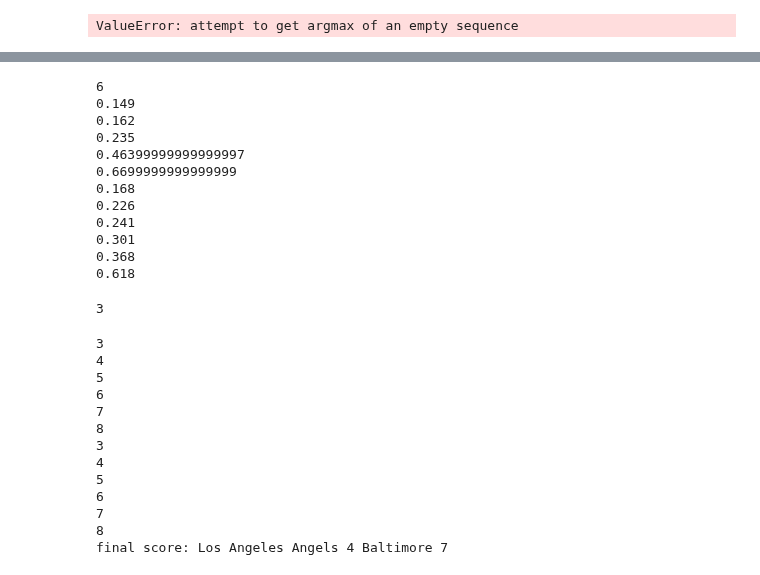
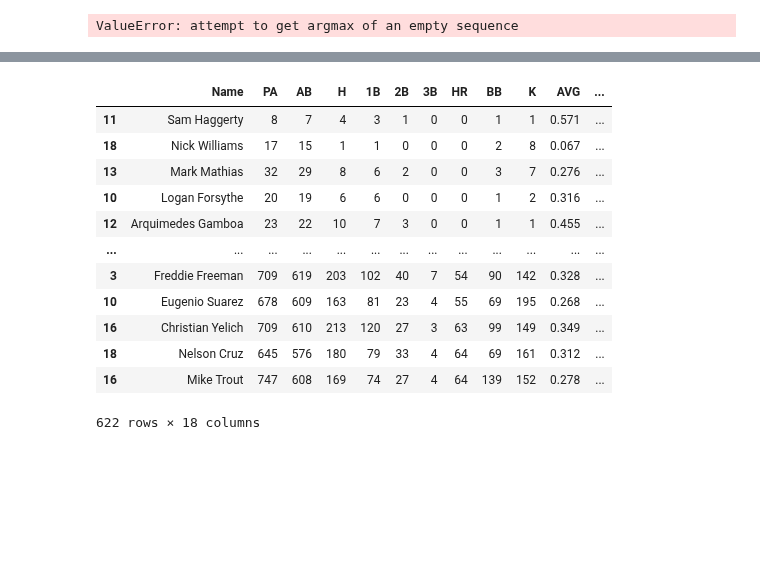
Before and after one commit to jmaloon1/Baseball-Simulator, a Jupyter notebook: Baseball Simulator.ipynb, the cells around one changed output, grey strips where cells are left out. Drawn from its saved outputs; the diff is of its cells as text; code cells hidden in the pictures; blank space fills up the shorter version.

```diff
--- a/Baseball Simulator.ipynb
+++ b/Baseball Simulator.ipynb
@@ -2279,49 +2226,30 @@ print(team_dict_df['Houston'].rotation[0].so_R)
-# %%
-print(team_dict_df['Houston'].lineup[0].singles_L)
-print(team_dict_df['Houston'].lineup[0].doubles_L)
-print(team_dict_df['Houston'].lineup[0].triples_L)
-print(team_dict_df['Houston'].lineup[0].home_runs_L)
-print(team_dict_df['Houston'].lineup[0].walks_L)
-print(team_dict_df['Houston'].lineup[0].so_L)
-
-print(team_dict_df['Los Angeles Angels'].lineup[2].singles_R)
-print(team_dict_df['Los Angeles Angels'].lineup[2].doubles_R)
-print(team_dict_df['Los Angeles Angels'].lineup[2].triples_R)
-print(team_dict_df['Los Angeles Angels'].lineup[2].home_runs_R)
-print(team_dict_df['Los Angeles Angels'].lineup[2].walks_R)
-print(team_dict_df['Los Angeles Angels'].lineup[2].so_R)
-# %% [output]
-6
-0.149
-0.162
-0.235
-0.46399999999999997
-0.6699999999999999
-0.168
-0.226
-0.241
-0.301
-0.368
-0.618
-# %%
-print(team_dict_df['Houston'].lineup[3].hits())
-# %% [output]
-3
-# %%
-
-g.play()
-g.print_result()
-# %% [output]
-3
-4
-5
-6
-7
-8
-3
-4
-5
-6
-7
-8
-final score: Los Angeles Angels 4 Baltimore 7
+# %%
+pi = pd.DataFrame()
+ba = pd.DataFrame()
+for k, v in nickname_to_city_dict.items():
+
+    a, b = team_dict[v].cum_stats_df()
+
+    if(pi.empty):
+        pi = b
+    else:
+        pi = pi.append(b)
+
+    if(ba.empty):
+        ba = a
+    else:
+        ba = ba.append(a)
+# %% [output]
+|  | Name | PA | AB | H | 1B | 2B | 3B | HR | BB | K | AVG | ... |
+| 11 | Sam Haggerty | 8 | 7 | 4 | 3 | 1 | 0 | 0 | 1 | 1 | 0.571 | ... |
+| 18 | Nick Williams | 17 | 15 | 1 | 1 | 0 | 0 | 0 | 2 | 8 | 0.067 | ... |
+| 13 | Mark Mathias | 32 | 29 | 8 | 6 | 2 | 0 | 0 | 3 | 7 | 0.276 | ... |
+| 10 | Logan Forsythe | 20 | 19 | 6 | 6 | 0 | 0 | 0 | 1 | 2 | 0.316 | ... |
+| 12 | Arquimedes Gamboa | 23 | 22 | 10 | 7 | 3 | 0 | 0 | 1 | 1 | 0.455 | ... |
+| ... | ... | ... | ... | ... | ... | ... | ... | ... | ... | ... | ... | ... |
+| 3 | Freddie Freeman | 709 | 619 | 203 | 102 | 40 | 7 | 54 | 90 | 142 | 0.328 | ... |
+| 10 | Eugenio Suarez | 678 | 609 | 163 | 81 | 23 | 4 | 55 | 69 | 195 | 0.268 | ... |
+| 16 | Christian Yelich | 709 | 610 | 213 | 120 | 27 | 3 | 63 | 99 | 149 | 0.349 | ... |
+| 18 | Nelson Cruz | 645 | 576 | 180 | 79 | 33 | 4 | 64 | 69 | 161 | 0.312 | ... |
+| 16 | Mike Trout | 747 | 608 | 169 | 74 | 27 | 4 | 64 | 139 | 152 | 0.278 | ... |
+622 rows × 18 columns
```
Also changed, not shown: parts of 21 cells of this notebook.
